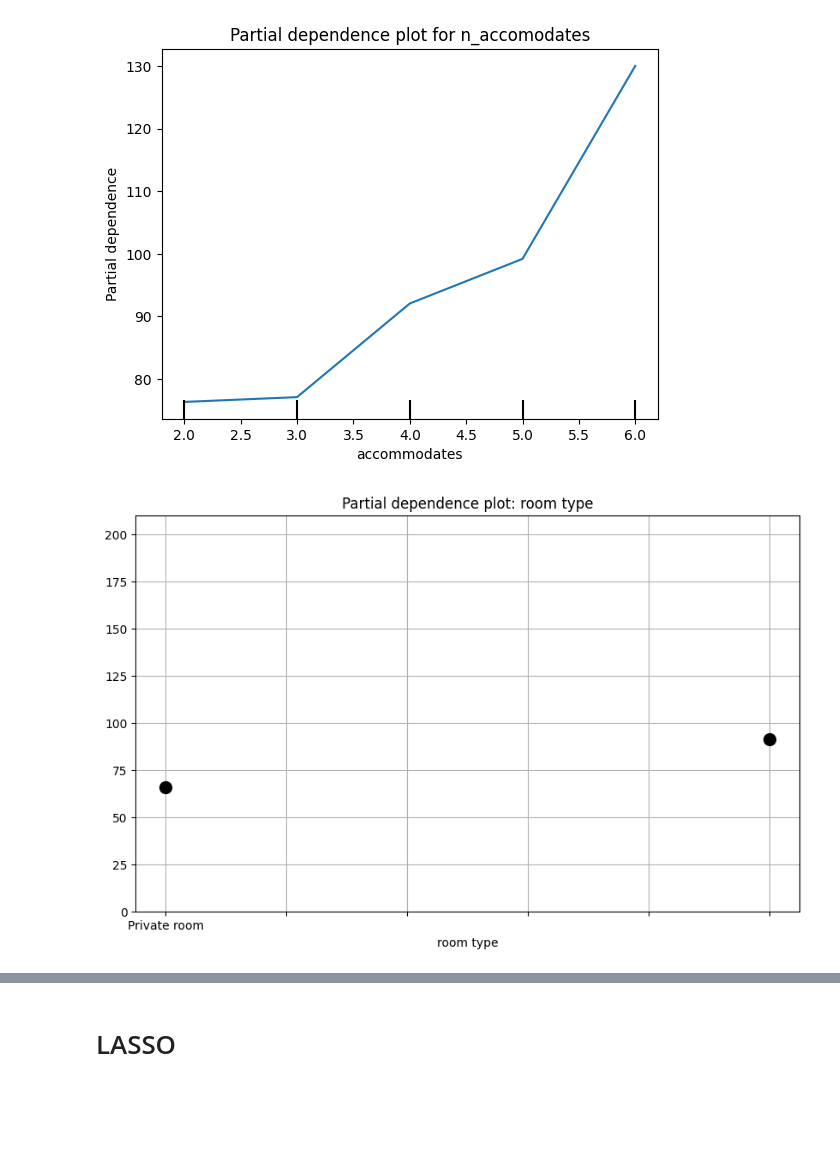
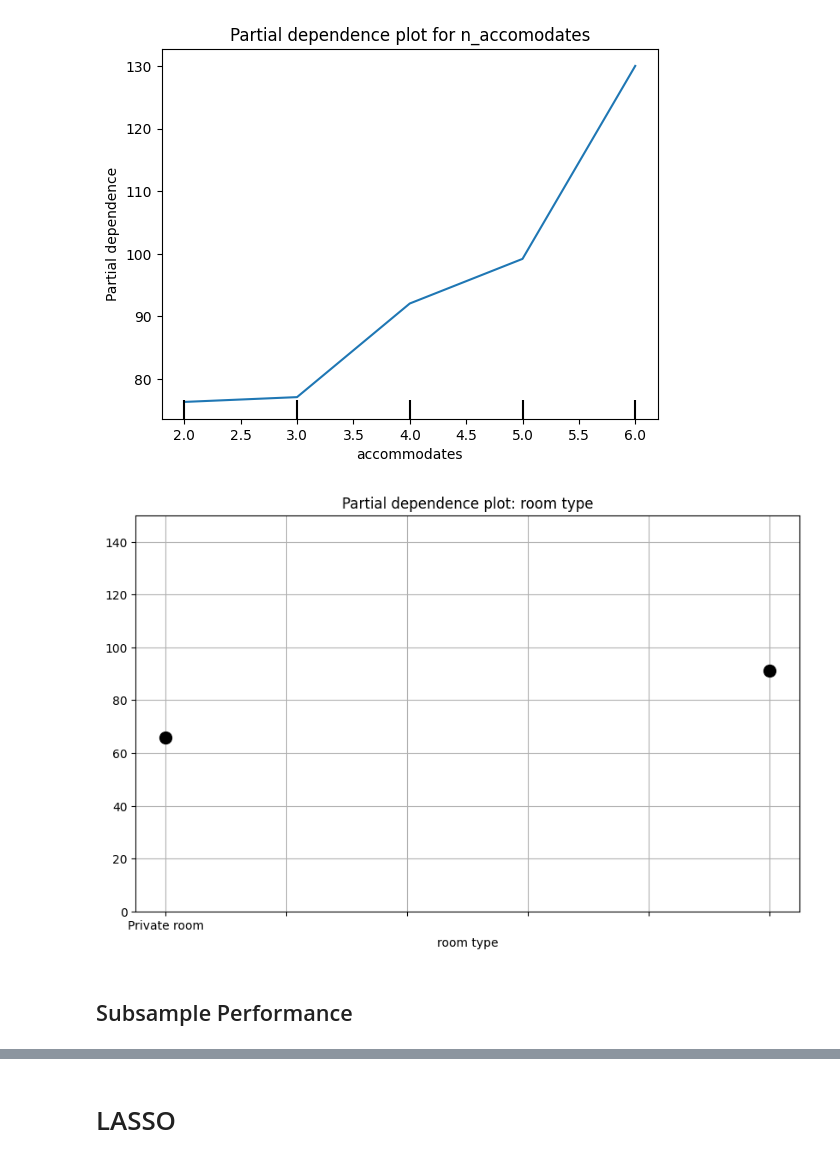
Before and after one commit to 00Dabide/DA3-Assignment-2, a Jupyter notebook: Assignment-2.ipynb, the cells around one changed output, grey strips where cells are left out. Drawn from its saved outputs; the diff is of its cells as text; code cells hidden in the pictures; blank space fills up the shorter version.

Commit message:
Add subsample performance

```diff
--- a/Assignment-2.ipynb
+++ b/Assignment-2.ipynb
@@ -680,16 +722,18 @@ plt.show();
 # %%
 roomtype_pdp = partial_dependence(
     rf_pipeline, data_holdout[predictors_2], ["room_type"], kind="average"
 )
 
 pd.DataFrame(
     {'room type': roomtype_pdp['values'][0],
      'average price': roomtype_pdp['average'][0]}
     ).sort_values(by = 'average price').plot(
     kind = 'line', color = 'k', marker = 'o', markersize = 10, linewidth = 0,
     figsize = (10,6), legend = False, grid = True,
-    x = 'room type', y = 'average price', ylim = (0, 210),
+    x = 'room type', y = 'average price', ylim = (0, 150),
     title = 'Partial dependence plot: room type'
 );
 # %% [output]
-[figure, old version]
+[figure, new version]
+# %% [markdown]
+## Subsample Performance
```
Also changed, not shown: parts of 26 cells of this notebook.
